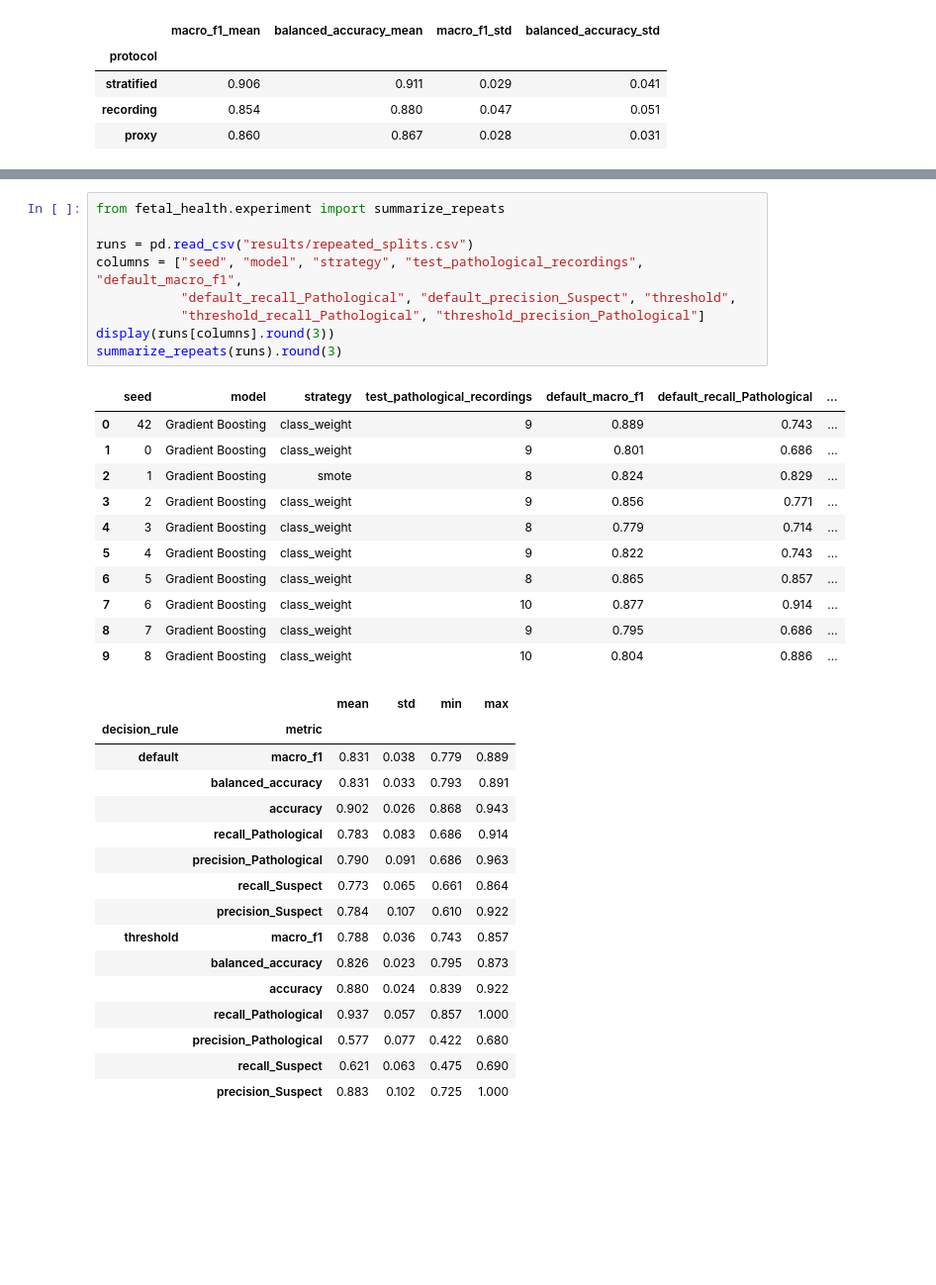
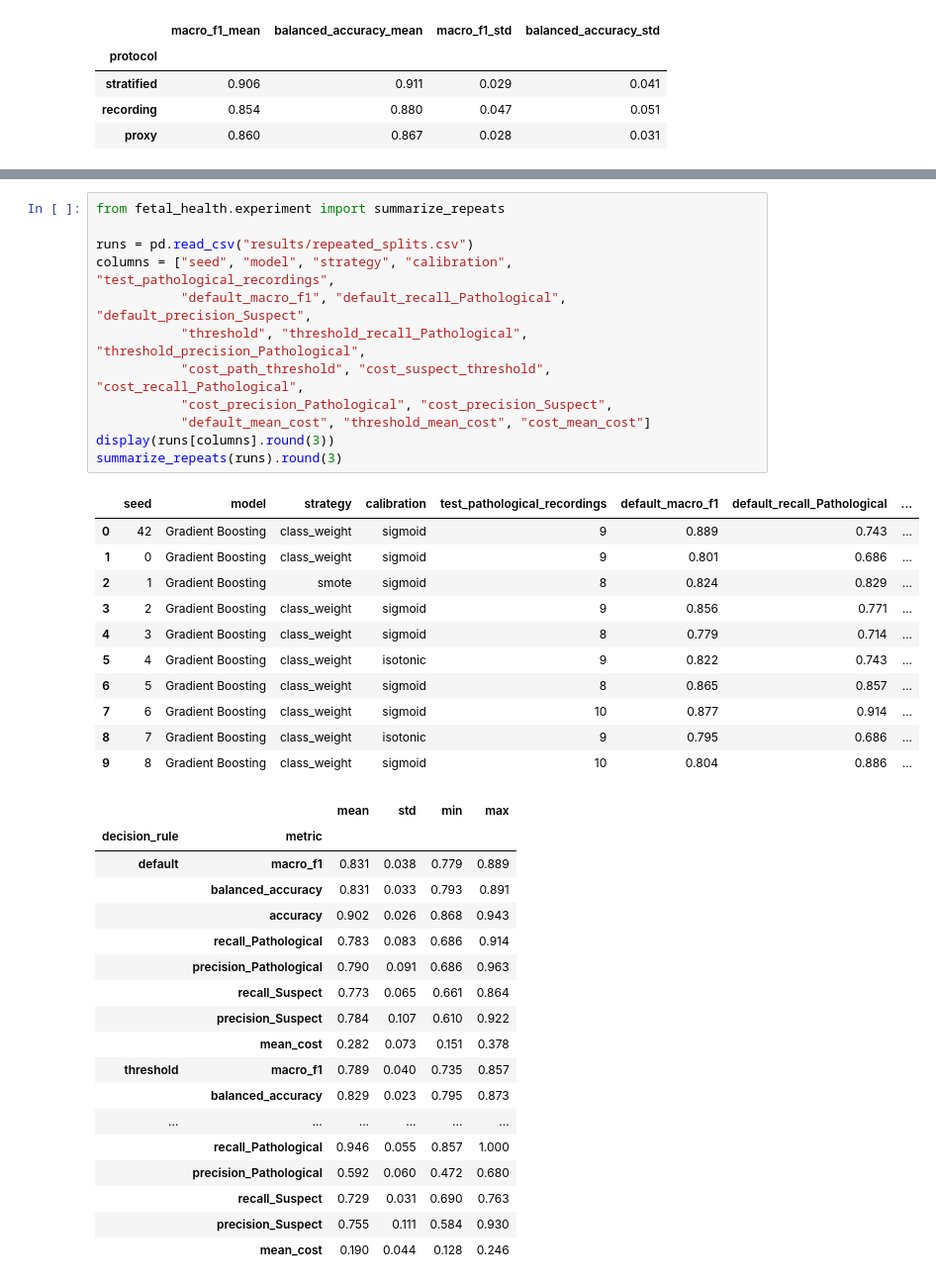
Before and after one commit to AnikaSharma17/Fetal-Health-Prediction, a Jupyter notebook: fetal_health_prediction.ipynb, the cells around one changed output, grey strips where cells are left out. Shown at 99% size. Drawn from its saved outputs; the diff is of its cells as text; blank space fills up the shorter version.

```diff
--- a/fetal_health_prediction.ipynb
+++ b/fetal_health_prediction.ipynb
@@ -529,24 +629,27 @@ The test sets of different splits overlap, so the spread is a rough guide, not 1
 # %%
 from fetal_health.experiment import summarize_repeats
 
 runs = pd.read_csv("results/repeated_splits.csv")
-columns = ["seed", "model", "strategy", "test_pathological_recordings", "default_macro_f1",
-           "default_recall_Pathological", "default_precision_Suspect", "threshold",
-           "threshold_recall_Pathological", "threshold_precision_Pathological"]
+columns = ["seed", "model", "strategy", "calibration", "test_pathological_recordings",
+           "default_macro_f1", "default_recall_Pathological", "default_precision_Suspect",
+           "threshold", "threshold_recall_Pathological", "threshold_precision_Pathological",
+           "cost_path_threshold", "cost_suspect_threshold", "cost_recall_Pathological",
+           "cost_precision_Pathological", "cost_precision_Suspect",
+           "default_mean_cost", "threshold_mean_cost", "cost_mean_cost"]
 display(runs[columns].round(3))
 summarize_repeats(runs).round(3)
 # %% [output]
-|  | seed | model | strategy | test_pathological_recordings | default_macro_f1 | default_recall_Pathological | ... |
-| 0 | 42 | Gradient Boosting | class_weight | 9 | 0.889 | 0.743 | ... |
-| 1 | 0 | Gradient Boosting | class_weight | 9 | 0.801 | 0.686 | ... |
-| 2 | 1 | Gradient Boosting | smote | 8 | 0.824 | 0.829 | ... |
-| 3 | 2 | Gradient Boosting | class_weight | 9 | 0.856 | 0.771 | ... |
-| 4 | 3 | Gradient Boosting | class_weight | 8 | 0.779 | 0.714 | ... |
-| 5 | 4 | Gradient Boosting | class_weight | 9 | 0.822 | 0.743 | ... |
-| 6 | 5 | Gradient Boosting | class_weight | 8 | 0.865 | 0.857 | ... |
-| 7 | 6 | Gradient Boosting | class_weight | 10 | 0.877 | 0.914 | ... |
-| 8 | 7 | Gradient Boosting | class_weight | 9 | 0.795 | 0.686 | ... |
-| 9 | 8 | Gradient Boosting | class_weight | 10 | 0.804 | 0.886 | ... |
+|  | seed | model | strategy | calibration | test_pathological_recordings | default_macro_f1 | default_recall_Pathological | ... |
+| 0 | 42 | Gradient Boosting | class_weight | sigmoid | 9 | 0.889 | 0.743 | ... |
+| 1 | 0 | Gradient Boosting | class_weight | sigmoid | 9 | 0.801 | 0.686 | ... |
+| 2 | 1 | Gradient Boosting | smote | sigmoid | 8 | 0.824 | 0.829 | ... |
+| 3 | 2 | Gradient Boosting | class_weight | sigmoid | 9 | 0.856 | 0.771 | ... |
+| 4 | 3 | Gradient Boosting | class_weight | sigmoid | 8 | 0.779 | 0.714 | ... |
+| 5 | 4 | Gradient Boosting | class_weight | isotonic | 9 | 0.822 | 0.743 | ... |
+| 6 | 5 | Gradient Boosting | class_weight | sigmoid | 8 | 0.865 | 0.857 | ... |
+| 7 | 6 | Gradient Boosting | class_weight | sigmoid | 10 | 0.877 | 0.914 | ... |
+| 8 | 7 | Gradient Boosting | class_weight | isotonic | 9 | 0.795 | 0.686 | ... |
+| 9 | 8 | Gradient Boosting | class_weight | sigmoid | 10 | 0.804 | 0.886 | ... |
 |  |  | mean | std | min | max |
 | decision_rule | metric |  |  |  |  |
 | default | macro_f1 | 0.831 | 0.038 | 0.779 | 0.889 |
@@ -556,10 +659,12 @@ summarize_repeats(runs).round(3)
 |  | precision_Pathological | 0.790 | 0.091 | 0.686 | 0.963 |
 |  | recall_Suspect | 0.773 | 0.065 | 0.661 | 0.864 |
 |  | precision_Suspect | 0.784 | 0.107 | 0.610 | 0.922 |
-| threshold | macro_f1 | 0.788 | 0.036 | 0.743 | 0.857 |
-|  | balanced_accuracy | 0.826 | 0.023 | 0.795 | 0.873 |
-|  | accuracy | 0.880 | 0.024 | 0.839 | 0.922 |
-|  | recall_Pathological | 0.937 | 0.057 | 0.857 | 1.000 |
-|  | precision_Pathological | 0.577 | 0.077 | 0.422 | 0.680 |
-|  | recall_Suspect | 0.621 | 0.063 | 0.475 | 0.690 |
-|  | precision_Suspect | 0.883 | 0.102 | 0.725 | 1.000 |
+|  | mean_cost | 0.282 | 0.073 | 0.151 | 0.378 |
+| threshold | macro_f1 | 0.789 | 0.040 | 0.735 | 0.857 |
+|  | balanced_accuracy | 0.829 | 0.023 | 0.795 | 0.873 |
+| ... | ... | ... | ... | ... | ... |
+|  | recall_Pathological | 0.946 | 0.055 | 0.857 | 1.000 |
+|  | precision_Pathological | 0.592 | 0.060 | 0.472 | 0.680 |
+|  | recall_Suspect | 0.729 | 0.031 | 0.690 | 0.763 |
+|  | precision_Suspect | 0.755 | 0.111 | 0.584 | 0.930 |
+|  | mean_cost | 0.190 | 0.044 | 0.128 | 0.246 |
```
Also changed, not shown: parts of 26 cells of this notebook, 3 other files.
